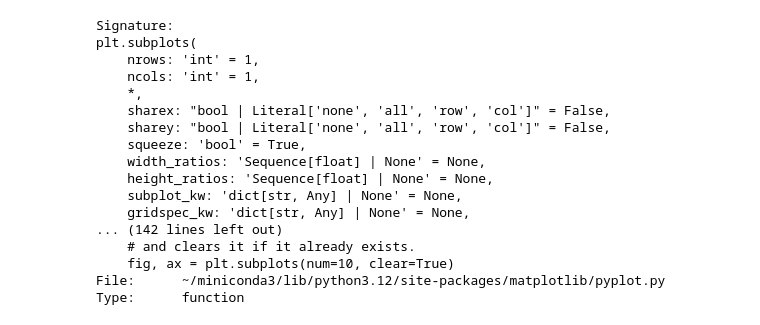
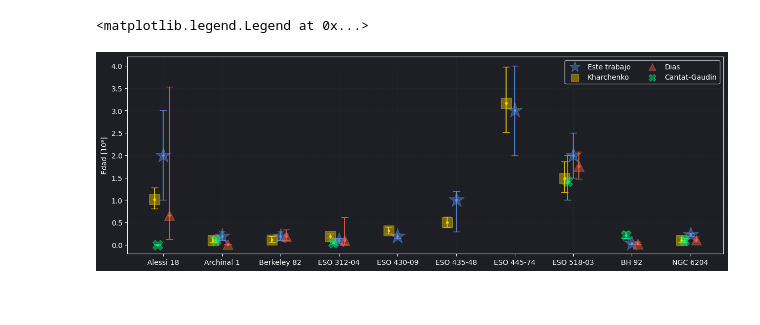
Before and after one commit to ana-garcia1/C-mulos, a Jupyter notebook: Comparaciones.ipynb, the cells around one changed output. Drawn from its saved outputs; the diff is of its cells as text; code cells hidden in the pictures.

```diff
--- a/Comparaciones.ipynb
+++ b/Comparaciones.ipynb
@@ -215,20 +268,33 @@ plt.yscale('log')
 # %%
-plt.subplots?
+plt.figure(figsize=(15,5), facecolor='#1e1f24ff')
+plt.style.use('dark_background')
+
+plt.subplot(facecolor='#1e1f24ff')
+
+plt.grid(color='gray', linestyle='--', linewidth=0.5, alpha= 0.1)
+
+plt.scatter(labels, Garcia, marker='*', c='cornflowerblue', s = 500, alpha=0.4, label='Este trabajo')
+plt.errorbar(labels, Garcia, yerr=(Garcia_err_inf, Garcia_err_sup), fmt='.', c='cornflowerblue', capsize=5, alpha=0.8)
+
+x = np.arange(0, 10)
+
+for i in range(len(labels)):
+
+    if Kharchenko[i] != 0:
+        plt.scatter(x[i]-0.15, Kharchenko[i], marker='s', c='gold', s = 200, alpha=0.4, label='Kharchenko')
+        plt.errorbar(x[i]-0.15, Kharchenko[i], yerr=[[Kharchenko_err_inf[i]], [Kharchenko_err_sup[i]]], fmt='.', c='gold', capsize=5, alpha=0.8)
+
+    if Dias[i] != 0:
+        plt.scatter(x[i]+0.1, Dias[i], marker='^', c='tomato', s = 200, alpha=0.4)
+        plt.errorbar(x[i]+0.1, Dias[i], yerr=[[Dias_err_inf[i]], [Dias_err_sup[i]]], fmt='.', c='tomato', capsize=5, alpha=0.8)
+
+    if CG[i] != 0:
+        plt.scatter(x[i]-0.1, CG[i], marker='X', c='springgreen', s = 200, alpha=0.4)
+        plt.errorbar(x[i]-0.1, CG[i], yerr=[[CG_err_inf[i]], [CG_err_sup[i]]], fmt='.', c='springgreen', capsize=5, alpha=0.8)
+
+
+plt.ylabel('Edad [10⁹]')
+plt.legend(['Este trabajo', 'Kharchenko', 'Dias', 'Cantat-Gaudin'], markerscale=0.7, ncols=2, facecolor='#1e1f24ff')
 # %% [output]
-Signature:
-plt.subplots(
-    nrows: 'int' = 1,
-    ncols: 'int' = 1,
-    *,
-    sharex: "bool | Literal['none', 'all', 'row', 'col']" = False,
-    sharey: "bool | Literal['none', 'all', 'row', 'col']" = False,
-    squeeze: 'bool' = True,
-    width_ratios: 'Sequence[float] | None' = None,
-    height_ratios: 'Sequence[float] | None' = None,
-    subplot_kw: 'dict[str, Any] | None' = None,
-    gridspec_kw: 'dict[str, Any] | None' = None,
-... (142 lines left out)
-    # and clears it if it already exists.
-    fig, ax = plt.subplots(num=10, clear=True)
-File:      ~/miniconda3/lib/python3.12/site-packages/matplotlib/pyplot.py
-Type:      function
+<matplotlib.legend.Legend at 0x...>
+[figure, added]
```
Also changed, not shown: parts of 12 cells of this notebook, 7 other files.
